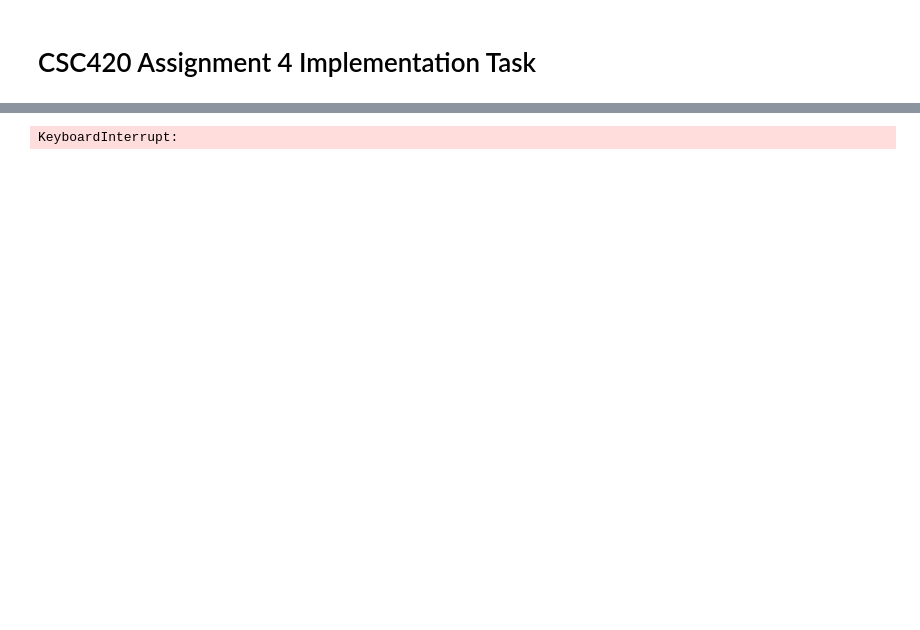
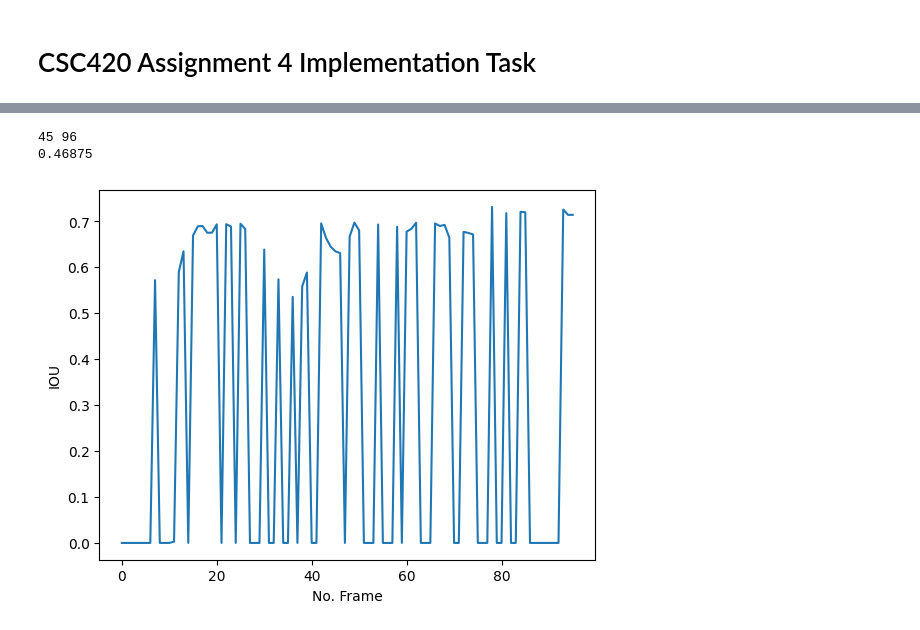
Before and after one commit to blairyeung/CSC420_Assignment_4, a Jupyter notebook: q5.ipynb, the cells around one changed output, grey strips where cells are left out. Cells and saved outputs as stored; diff of their text form; code cells hidden in the pictures; blank space fills up the shorter version.

```diff
--- a/q5.ipynb
+++ b/q5.ipynb
@@ -68,7 +77,7 @@ if len(face_boxes)==0:
     assert(False)
 
 # initialize the tracing window around the (first) detected face
-(x,y,w,h) = tuple(face_boxes[1])
+(x,y,w,h) = tuple(face_boxes[0])
 track_window = (x,y,w,h)
 
 #  region of interest for tracking
@@ -112,22 +121,21 @@ while True:
         x,y,w,h = track_window
         img = cv2.rectangle(frame, (x,y), (x+w,y+h), (0,0,255),5)
 
-        # apply camshift to get the new location
-        ret2, track_window2 = cv2.CamShift(dst, track_window, term_crit)
-        # Draw it on image
-        pts = cv2.boxPoints(ret2)
-        pts = np.int0(pts)
-        img2 = cv2.polylines(img,[pts],True, 255,2)
+        face_boxes = face_detector.detectMultiScale(frame)
+        (x1,y1,w1,h1) = tuple(face_boxes[0])
+        truth_window = (x1,y1,w1,h1)
+
+        img2 = cv2.rectangle(img, (x1,y1), (x1+w1,y1+h1), (0,255,0),5)
+
         cv2.imshow('cam shift tracking demo',img2)
 
 
         truth_bound = [[x, y], [x+w, y], [x+w, y+h], [x, y+h]]
-        track_bound = np.array(pts).tolist()
-        # polygon1_shape = Polygon(track_bound)
+        track_bound = [[x1, y1], [x1+w1, y1], [x1+w1, y1+h1], [x1, y1+h1]]
+
         polygon1_shape = Polygon(truth_bound)
         polygon2_shape = Polygon(track_bound)
-        # print(polygon1_shape)
-        # print(polygon2_shape)
+
         polygon_intersection = polygon1_shape.intersection(polygon2_shape).area
         polygon_union = polygon1_shape.union(polygon2_shape).area
         IOU = polygon_intersection / polygon_union
@@ -142,9 +150,19 @@ while True:
 
 cv2.destroyAllWindows()
 cap.release()
-# %% [output]
-KeyboardInterrupt:
 # %%
+count = 0
+for i in IOUs:
+    if i > 0.5:
+        count += 1
+print(count, len(IOUs))
+print(count / len(IOUs))
 plt.plot(list(range(len(IOUs))), IOUs)
+plt.xlabel('No. Frame')
+plt.ylabel('IOU')
 plt.savefig('Q5_prod/IOU.jpg')
 plt.show()
+# %% [output]
+45 96
+0.46875
+[figure, added]
```
Also changed, not shown: parts of 8 cells of this notebook.
